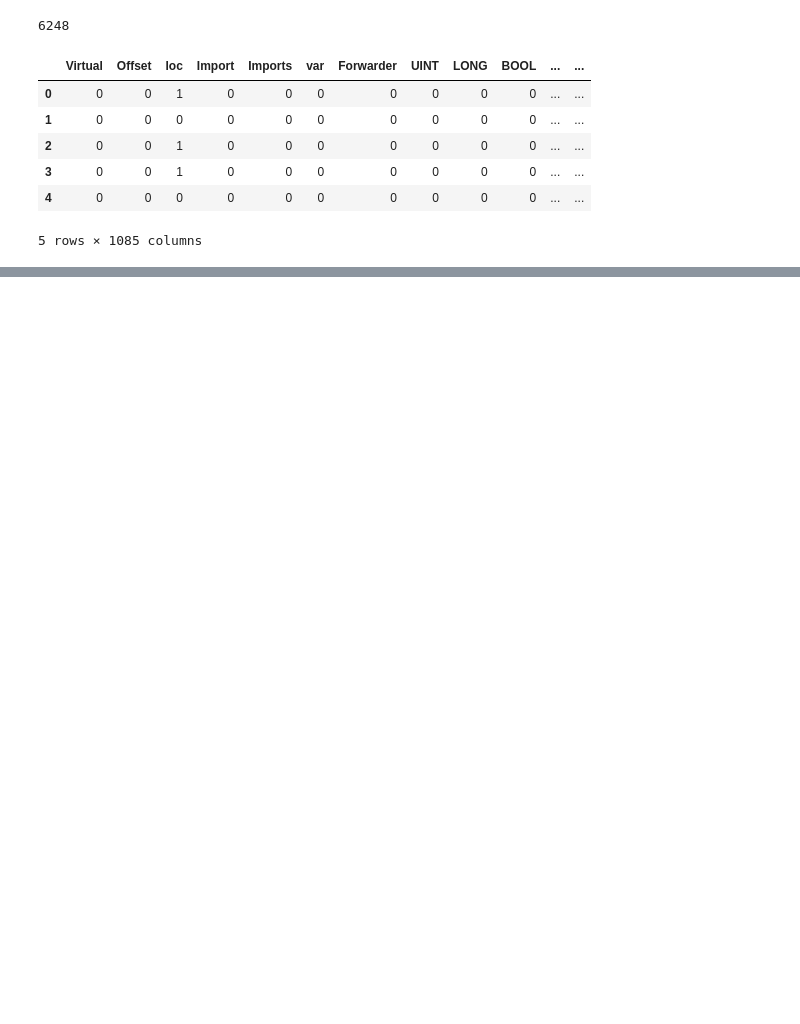
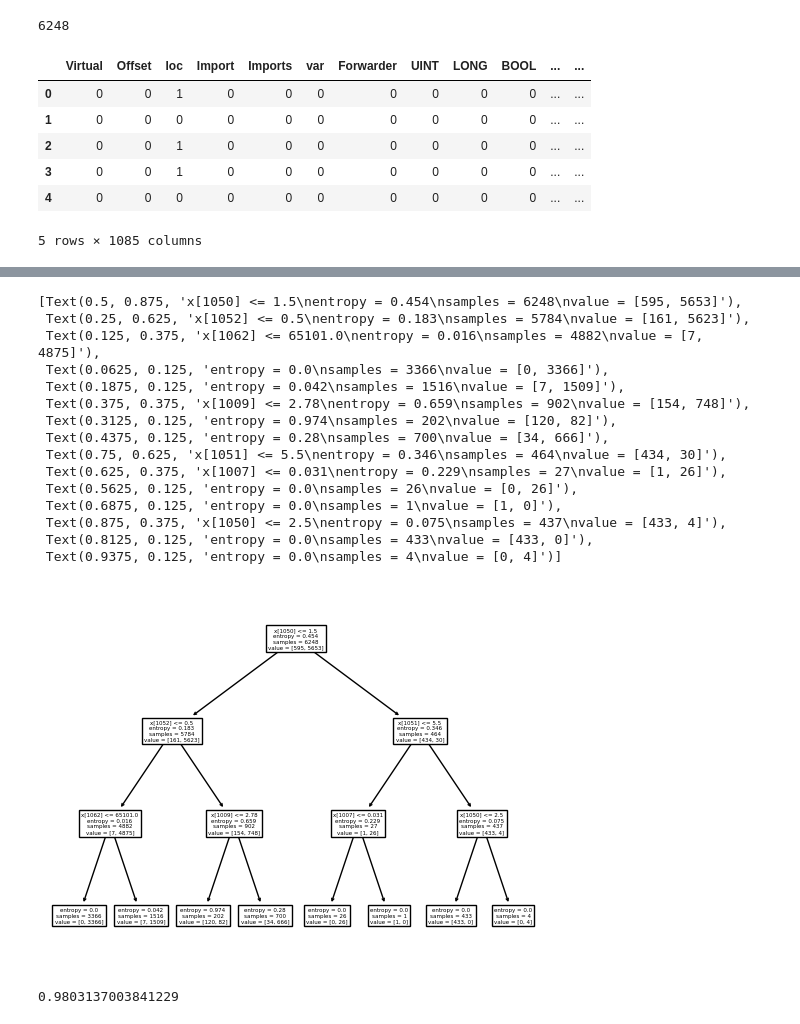
Before and after one commit to michaelrios2015/dm-hw3, a Jupyter notebook: HW-3.ipynb, the cells around one changed output, grey strips where cells are left out. Drawn from its saved outputs; the diff is of its cells as text; code cells hidden in the pictures; blank space fills up the shorter version.

```diff
--- a/HW-3.ipynb
+++ b/HW-3.ipynb
@@ -19,0 +41,31 @@ data.head()
+# %%
+from sklearn import tree
+
+Y = data['label']
+X = data.drop(['label'], axis=1)
+
+clf = tree.DecisionTreeClassifier(criterion='entropy', max_depth = 3)
+clf = clf.fit(X,Y)
+# %%
+tree.plot_tree(clf)
+# %% [output]
+[Text(0.5, 0.875, 'x[1050] <= 1.5\nentropy = 0.454\nsamples = 6248\nvalue = [595, 5653]'),
+ Text(0.25, 0.625, 'x[1052] <= 0.5\nentropy = 0.183\nsamples = 5784\nvalue = [161, 5623]'),
+ Text(0.125, 0.375, 'x[1062] <= 65101.0\nentropy = 0.016\nsamples = 4882\nvalue = [7, 4875]'),
+ Text(0.0625, 0.125, 'entropy = 0.0\nsamples = 3366\nvalue = [0, 3366]'),
+ Text(0.1875, 0.125, 'entropy = 0.042\nsamples = 1516\nvalue = [7, 1509]'),
+ Text(0.375, 0.375, 'x[1009] <= 2.78\nentropy = 0.659\nsamples = 902\nvalue = [154, 748]'),
+ Text(0.3125, 0.125, 'entropy = 0.974\nsamples = 202\nvalue = [120, 82]'),
+ Text(0.4375, 0.125, 'entropy = 0.28\nsamples = 700\nvalue = [34, 666]'),
+ Text(0.75, 0.625, 'x[1051] <= 5.5\nentropy = 0.346\nsamples = 464\nvalue = [434, 30]'),
+ Text(0.625, 0.375, 'x[1007] <= 0.031\nentropy = 0.229\nsamples = 27\nvalue = [1, 26]'),
+ Text(0.5625, 0.125, 'entropy = 0.0\nsamples = 26\nvalue = [0, 26]'),
+ Text(0.6875, 0.125, 'entropy = 0.0\nsamples = 1\nvalue = [1, 0]'),
+ Text(0.875, 0.375, 'x[1050] <= 2.5\nentropy = 0.075\nsamples = 437\nvalue = [433, 4]'),
+ Text(0.8125, 0.125, 'entropy = 0.0\nsamples = 433\nvalue = [433, 0]'),
+ Text(0.9375, 0.125, 'entropy = 0.0\nsamples = 4\nvalue = [0, 4]')]
+[figure, added]
+# %%
+clf.score(X, Y)
+# %% [output]
+0.9803137003841229
```
Also changed, not shown: parts of 2 cells of this notebook.
